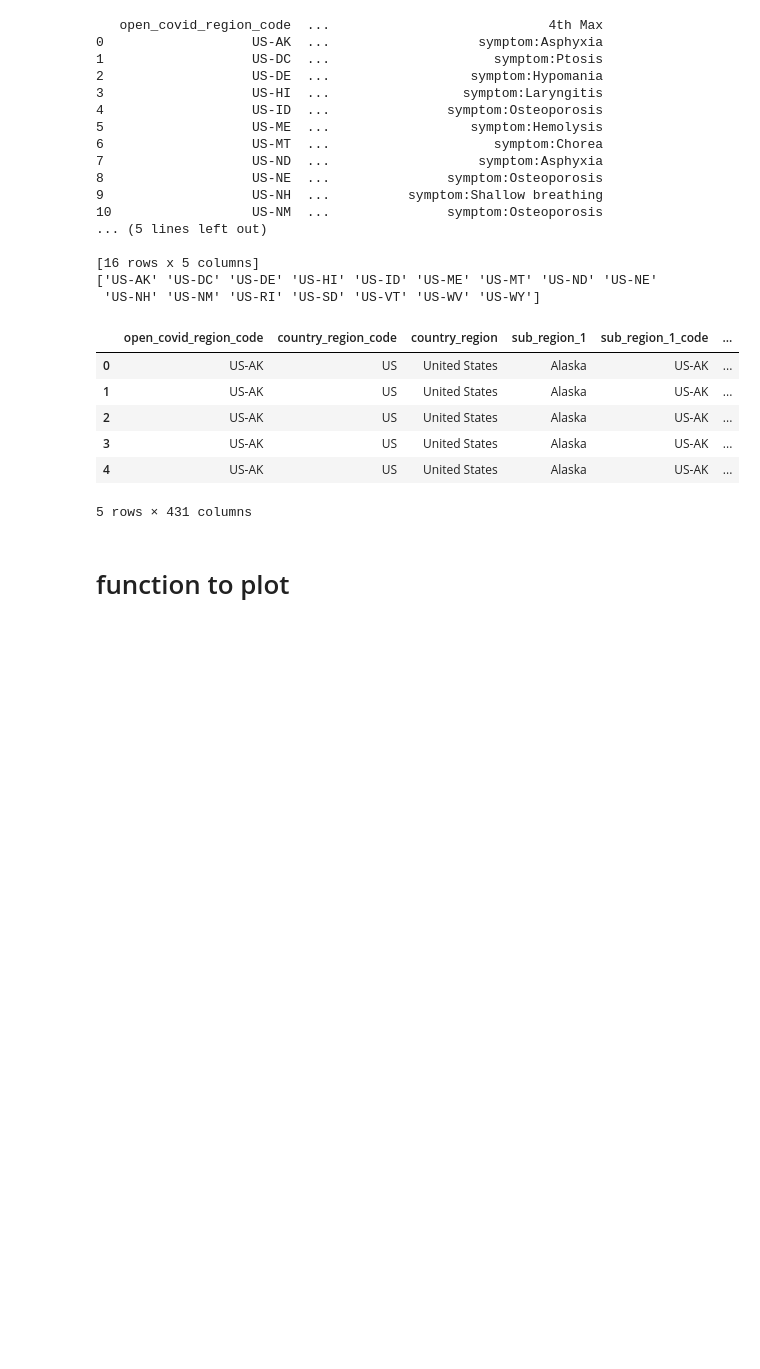
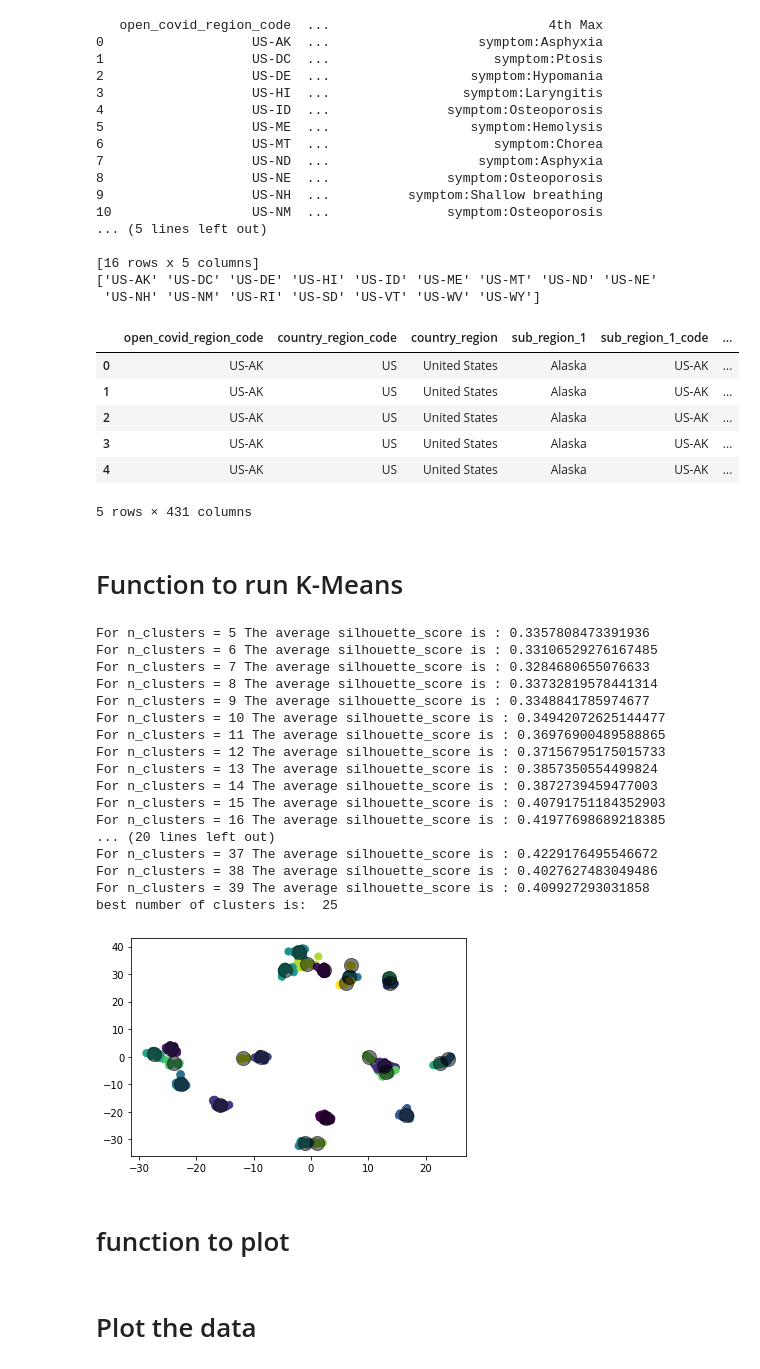
Before and after one commit to pengyk/COMP551, a Jupyter notebook: Copy_of_Copy_of_mini_project1.ipynb, the cells around one changed output. Saved outputs shown, nothing was run; the diff lists cells and outputs as text; code cells hidden in the pictures; blank space fills up the shorter version.

```diff
--- a/Copy_of_Copy_of_mini_project1.ipynb
+++ b/Copy_of_Copy_of_mini_project1.ipynb
@@ -145,6 +153,59 @@ complete_df.head()
 | 3 | US-AK | US | United States | Alaska | US-AK | ... |
 | 4 | US-AK | US | United States | Alaska | US-AK | ... |
 5 rows × 431 columns
+# %% [markdown]
+# Function to run K-Means
+# %%
+def classify_KMeans(complete_df):
+  complete_df = complete_df.reset_index(drop = True)
+  complete_df = complete_df.fillna(0)
+  X = complete_df.drop(complete_df.iloc[:, :9], axis = 1)
+  X = X.drop(['hospitalized_new'], axis = 1)
+
+  range_n_clusters = list(range(5, 40))
+
+  best_average = 0
+  best_K = 0
+
+  for n_clusters in range_n_clusters:
+    clusterer = KMeans(n_clusters=n_clusters)
+    cluster_labels = clusterer.fit_predict(X)
+    silhouette_avg = silhouette_score(X, cluster_labels)
+    print("For n_clusters =", n_clusters,
+          "The average silhouette_score is :", silhouette_avg)
+    if silhouette_avg > best_average:
+      best_average = silhouette_avg
+      best_k = n_clusters
+
+  print("best number of clusters is: ", best_k)
+  X = TSNE(n_components=2).fit_transform(X)
+  kmeans = KMeans(n_clusters=best_k)
+  kmeans.fit(X)
+  y_kmeans = kmeans.predict(X)
+  plt.scatter(X[:, 0], X[:, 1], c=y_kmeans, s=50, cmap='viridis')
+  centers = kmeans.cluster_centers_
+  plt.scatter(centers[:, 0], centers[:, 1], c='black', s=200, alpha=0.5);
+# %%
+classify_KMeans(complete_df)
+# %% [output]
+For n_clusters = 5 The average silhouette_score is : 0.3357808473391936
+For n_clusters = 6 The average silhouette_score is : 0.33106529276167485
+For n_clusters = 7 The average silhouette_score is : 0.3284680655076633
+For n_clusters = 8 The average silhouette_score is : 0.33732819578441314
+For n_clusters = 9 The average silhouette_score is : 0.3348841785974677
+For n_clusters = 10 The average silhouette_score is : 0.34942072625144477
+For n_clusters = 11 The average silhouette_score is : 0.36976900489588865
+For n_clusters = 12 The average silhouette_score is : 0.37156795175015733
+For n_clusters = 13 The average silhouette_score is : 0.3857350554499824
+For n_clusters = 14 The average silhouette_score is : 0.3872739459477003
+For n_clusters = 15 The average silhouette_score is : 0.40791751184352903
+For n_clusters = 16 The average silhouette_score is : 0.41977698689218385
+... (20 lines left out)
+For n_clusters = 37 The average silhouette_score is : 0.4229176495546672
+For n_clusters = 38 The average silhouette_score is : 0.4027627483049486
+For n_clusters = 39 The average silhouette_score is : 0.409927293031858
+best number of clusters is:  25
+[figure, added]
 # %% [markdown]
 # function to plot
 # %%
@@ -181,3 +242,5 @@ def plot_data(symptoms_df, complete_df):
     print(X)
     plt.show()
     # break
+# %% [markdown]
+# Plot the data
```
Also changed, not shown: parts of 9 cells of this notebook.
